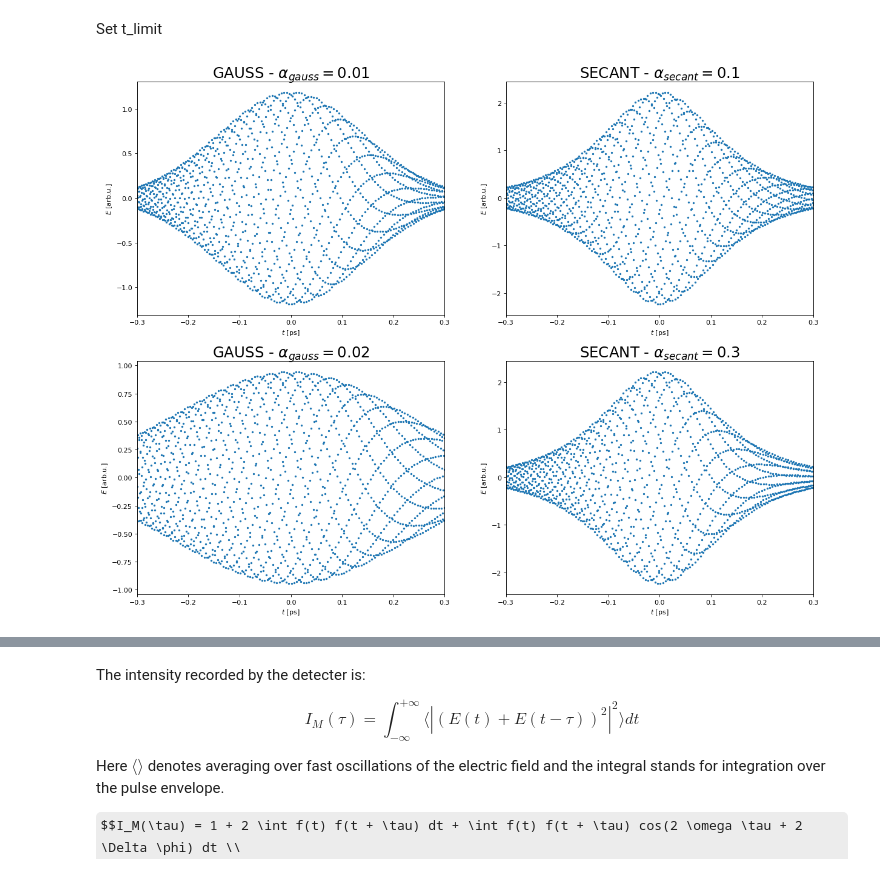
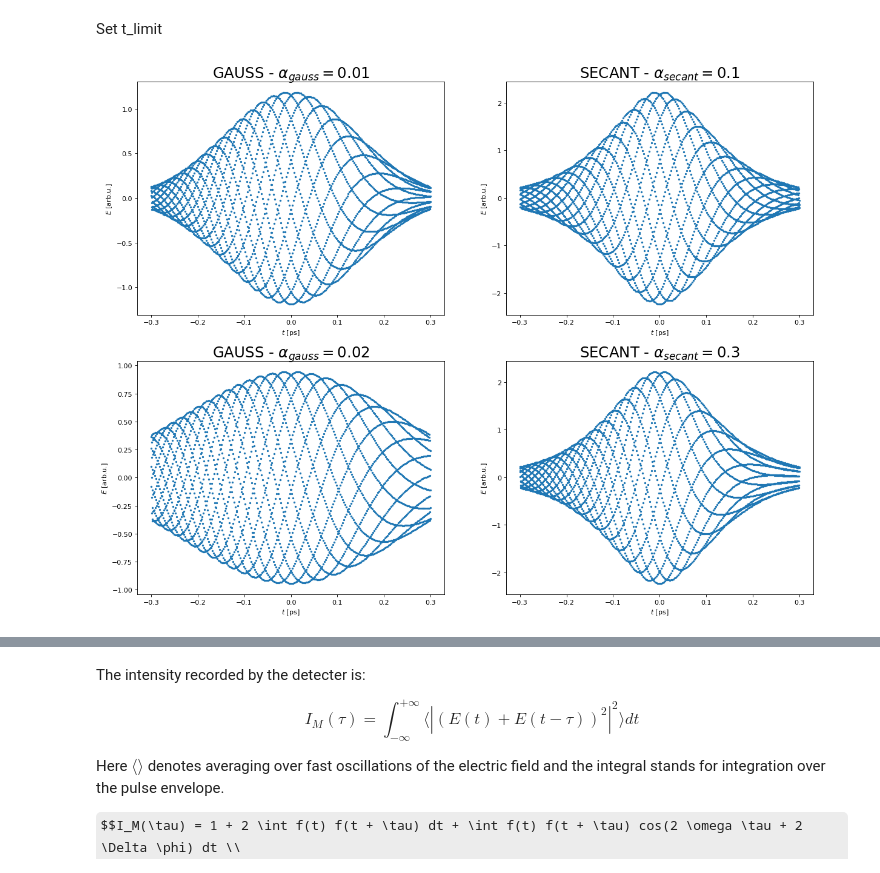
Before and after one commit to JKU-HFP/Chirp-Diagnostic, a Jupyter notebook: Simulating_Optical_Autocorrelation_of_Laser_with_Chirp.ipynb, the cells around one changed output, grey strips where cells are left out. Drawn from its saved outputs; the diff is of its cells as text; code cells hidden in the pictures; some formulas as TeX source.

```diff
--- a/Simulating_Optical_Autocorrelation_of_Laser_with_Chirp.ipynb
+++ b/Simulating_Optical_Autocorrelation_of_Laser_with_Chirp.ipynb
@@ -64,13 +44,3 @@ def delta_phi_secant(t, tau, tau_0, alpha):
-# %%
-def f_secant(t, A, tau_0, omega, alpha):
-    return A * (2 / (np.exp(t / tau_0) + np.exp(- t / tau_0)))**2
-
-def phi_secant(t, tau_0, alpha):
-    return alpha * (t / tau_0)**2
-
-def E_secant(t, A, tau_0, omega, alpha):
-     return f_secant(t, A, tau_0, omega, alpha
-                   )**(1 / 2) * np.exp(-1j * omega * t - 1j * phi_secant(t, tau_0, alpha))
 # %% [markdown]
 
 
@@ -95,53 +65,44 @@ alpha_gauss_values = np.array((0.01, 0.02))
 alpha_secant_values = np.array((0.1, 0.3))
 # %% [markdown]
 Calculate $A$-arrays so that $\int f(t) dt = 1$
-# %%
-def normalize_f(alpha_values, f, tau_0, omega):
-    A = np.empty(alpha_values.size)
-    for i in range(alpha_values.size):
-        A[i] = 1 / integrate.quad(f, - np.inf, np.inf,
-                                  args=(1, tau_0, omega, alpha_values[i]))[0]
-    return A
 # %%
-A_gauss = normalize_f(alpha_gauss_values, f_gauss, tau_0_laser, omega_laser)
-A_secant = normalize_f(alpha_secant_values, f_secant, tau_0_laser, omega_laser)
+A_gauss = normalize_f(f_gauss, tau_0_laser, omega_laser)
+A_secant = normalize_f(f_secant, tau_0_laser, omega_laser)
 # %% [markdown]
 Set t_limit
 # %%
 t_limit = 3 * tau_0_laser
 # %%
-t_values_1 = np.linspace(-t_limit, t_limit * 3, 3000)
+t_values_1 = np.linspace(-t_limit, t_limit, 3000)
 
 E_gauss_values_1 = np.empty((t_values_1.size, alpha_gauss_values.size), dtype=complex)
 for i in range(alpha_gauss_values.size):
-    E_gauss_values_1[:,i] = E_gauss(t_values_1, A_gauss[i], tau_0_laser,
+    E_gauss_values_1[:,i] = E_gauss(t_values_1, A_gauss, tau_0_laser,
                                     omega_laser, alpha_gauss_values[i])
 
 E_secant_values_1 = np.empty((t_values_1.size, alpha_secant_values.size), dtype=complex)
 for i in range(alpha_secant_values.size):
-    E_secant_values_1[:,i] = E_secant(t_values_1, A_secant[i], tau_0_laser,
+    E_secant_values_1[:,i] = E_secant(t_values_1, A_secant, tau_0_laser,
                                     omega_laser, alpha_secant_values[i])
 # %%
 plt.figure(figsize=(18, max(alpha_gauss_values.size, alpha_secant_values.size) * 7), dpi=80)
 for i in range(alpha_gauss_values.size):
     plt.subplot(max(alpha_gauss_values.size, alpha_secant_values.size), 2, 2 * i + 1)
     plt.title(r"GAUSS - $\alpha_{gauss}" + " = {}$".format(alpha_gauss_values[i]), fontsize=22)
     plt.xlabel(r"$t$ [ps]")
     plt.ylabel(r"$E$ [arb.u.]")
-    plt.xlim(-t_limit, t_limit)
     plt.plot(t_values_1, np.real(E_gauss_values_1[:,i]), ".", markersize=4)
 
 for i in range(alpha_secant_values.size):
     plt.subplot(max(alpha_gauss_values.size, alpha_secant_values.size), 2, 2 * i + 2)
     plt.title(r"SECANT - $\alpha_{secant}" + " = {}$".format(alpha_secant_values[i]), fontsize=22)
     plt.xlabel(r"$t$ [ps]")
     plt.ylabel(r"$E$ [arb.u.]")
-    plt.xlim(-t_limit , t_limit)
     plt.plot(t_values_1, np.real(E_secant_values_1[:,i]), ".", markersize=4)
 
 plt.show()
 # %% [output]
-[figure, old version]
+[figure, new version]
 # %% [markdown]
 # Interferometric autocorrelation
 
```
Also changed, not shown: parts of 24 cells of this notebook, 1 other file.
